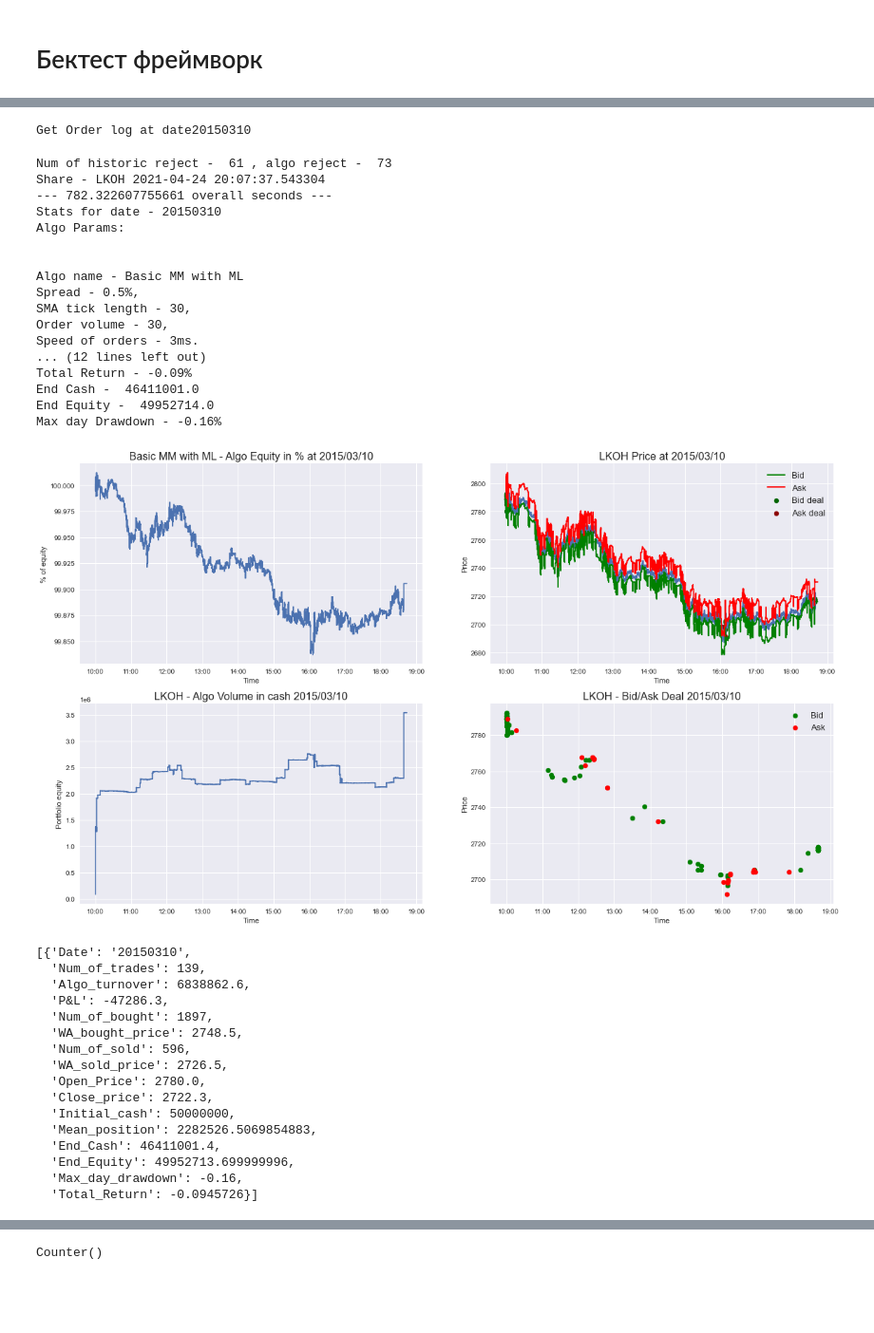
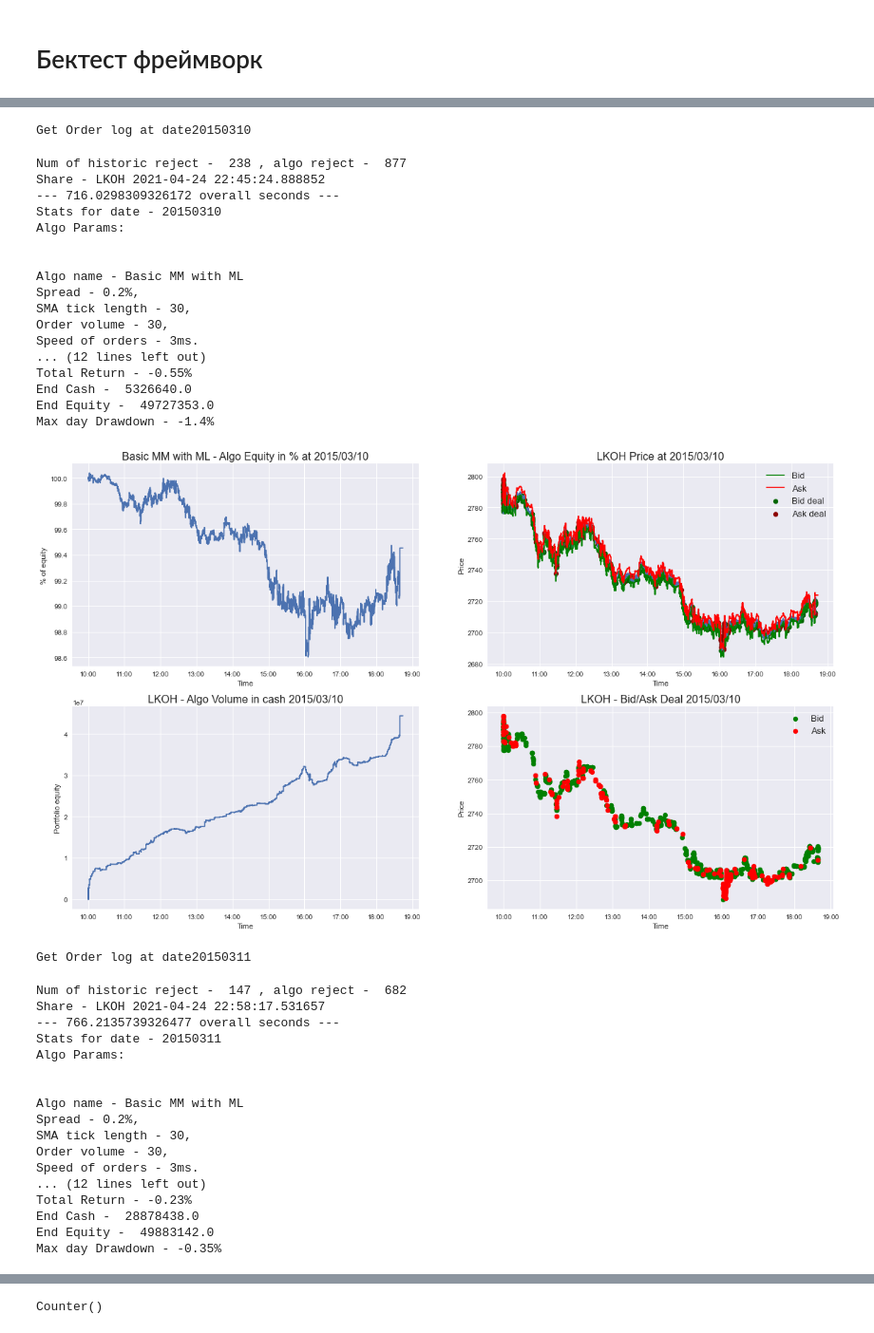
Before and after one commit to koteyevlev/MarketMakingMLAlgo, a Jupyter notebook: MLBacktest.ipynb, the cells around one changed output, grey strips where cells are left out. Shown at 95% size. Cells and saved outputs as stored; diff of their text form; code cells hidden in the pictures; blank space fills up the shorter version.

Commit message:
10 11 backtest ML work

```diff
--- a/MLBacktest.ipynb
+++ b/MLBacktest.ipynb
@@ -1198,7 +1198,7 @@ Basic MM
 
 
 class Basic_MM_with_ML:
-    def __init__(self, ml_model=0, spread=0.005, barriers=None, sma_len=30,
+    def __init__(self, ml_model=0, spread=0.002, barriers=None, sma_len=30,
                  basic_volume=30, price_step=.1, cash=1000000):
         self.name = "Basic MM with ML"
         self.cash = cash
@@ -1395,41 +1433,43 @@ Get Order log at date20150310
 # %%
 params=get_params(rf)
 model = Basic_MM_with_ML(**params)
-backtest_year(date, Matching_Engine(), model, enddate="20150310", share=share,
+backtest_year(date, Matching_Engine(), model, enddate="20150311", share=share,
                                 show_stat=True)
 # %% [output]
 Get Order log at date20150310
-Num of historic reject -  61 , algo reject -  73
-Share - LKOH 2021-04-24 20:07:37.543304
---- 782.322607755661 overall seconds ---
+Num of historic reject -  238 , algo reject -  877
+Share - LKOH 2021-04-24 22:45:24.888852
+--- 716.0298309326172 overall seconds ---
 Stats for date - 20150310
 Algo Params:
 
 
 Algo name - Basic MM with ML
-Spread - 0.5%,
+Spread - 0.2%,
 SMA tick length - 30,
 Order volume - 30,
 Speed of orders - 3ms.
 ... (12 lines left out)
-Total Return - -0.09%
-End Cash -  46411001.0
-End Equity -  49952714.0
-Max day Drawdown - -0.16%
+Total Return - -0.55%
+End Cash -  5326640.0
+End Equity -  49727353.0
+Max day Drawdown - -1.4%
-[figure, old version]
+[figure, new version]
-[{'Date': '20150310',
-  'Num_of_trades': 139,
-  'Algo_turnover': 6838862.6,
-  'P&L': -47286.3,
-  'Num_of_bought': 1897,
-  'WA_bought_price': 2748.5,
-  'Num_of_sold': 596,
-  'WA_sold_price': 2726.5,
-  'Open_Price': 2780.0,
-  'Close_price': 2722.3,
-  'Initial_cash': 50000000,
-  'Mean_position': 2282526.5069854883,
-  'End_Cash': 46411001.4,
-  'End_Equity': 49952713.699999996,
-  'Max_day_drawdown': -0.16,
-  'Total_Return': -0.0945726}]
+Get Order log at date20150311
+Num of historic reject -  147 , algo reject -  682
+Share - LKOH 2021-04-24 22:58:17.531657
+--- 766.2135739326477 overall seconds ---
+Stats for date - 20150311
+Algo Params:
+
+
+Algo name - Basic MM with ML
+Spread - 0.2%,
+SMA tick length - 30,
+Order volume - 30,
+Speed of orders - 3ms.
+... (12 lines left out)
+Total Return - -0.23%
+End Cash -  28878438.0
+End Equity -  49883142.0
+Max day Drawdown - -0.35%
```
Also changed, not shown: parts of 6 cells of this notebook.
